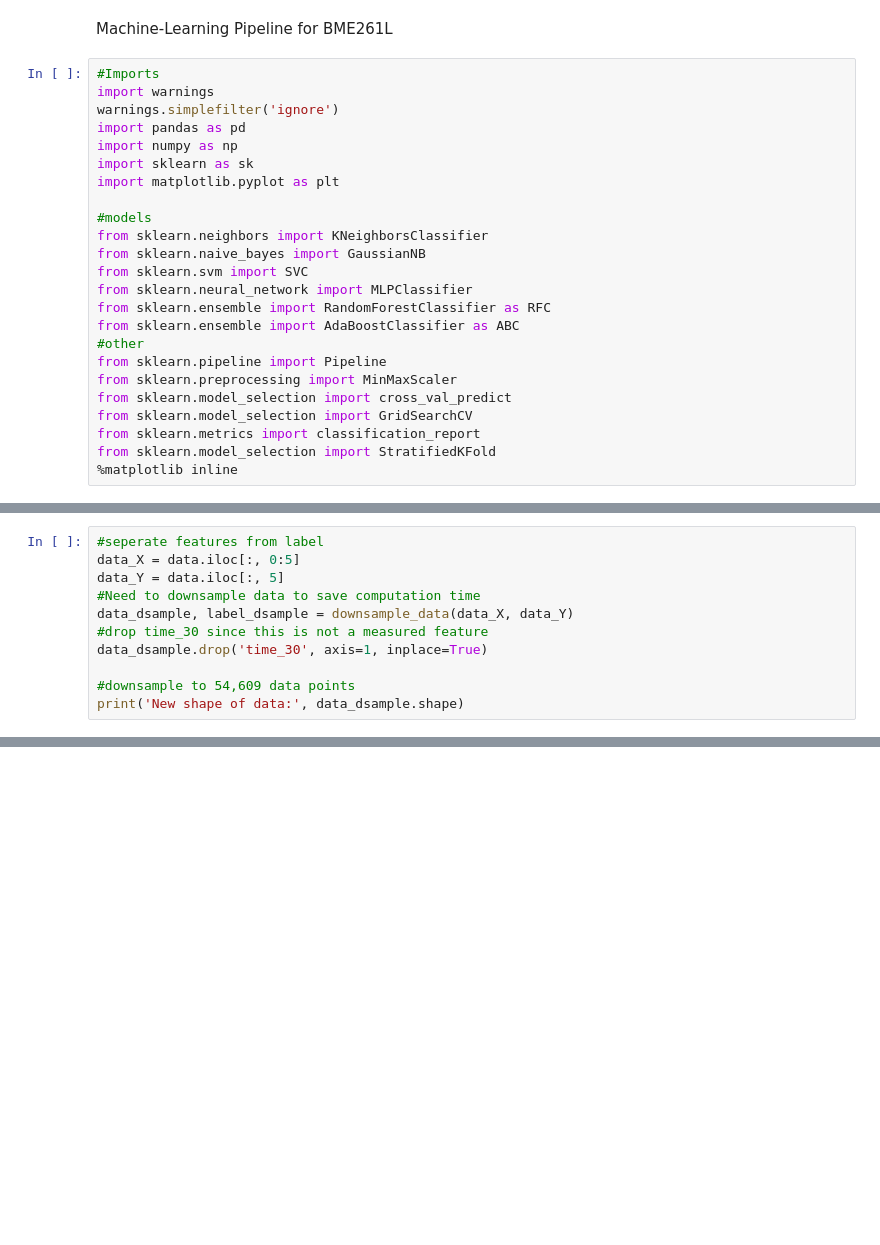
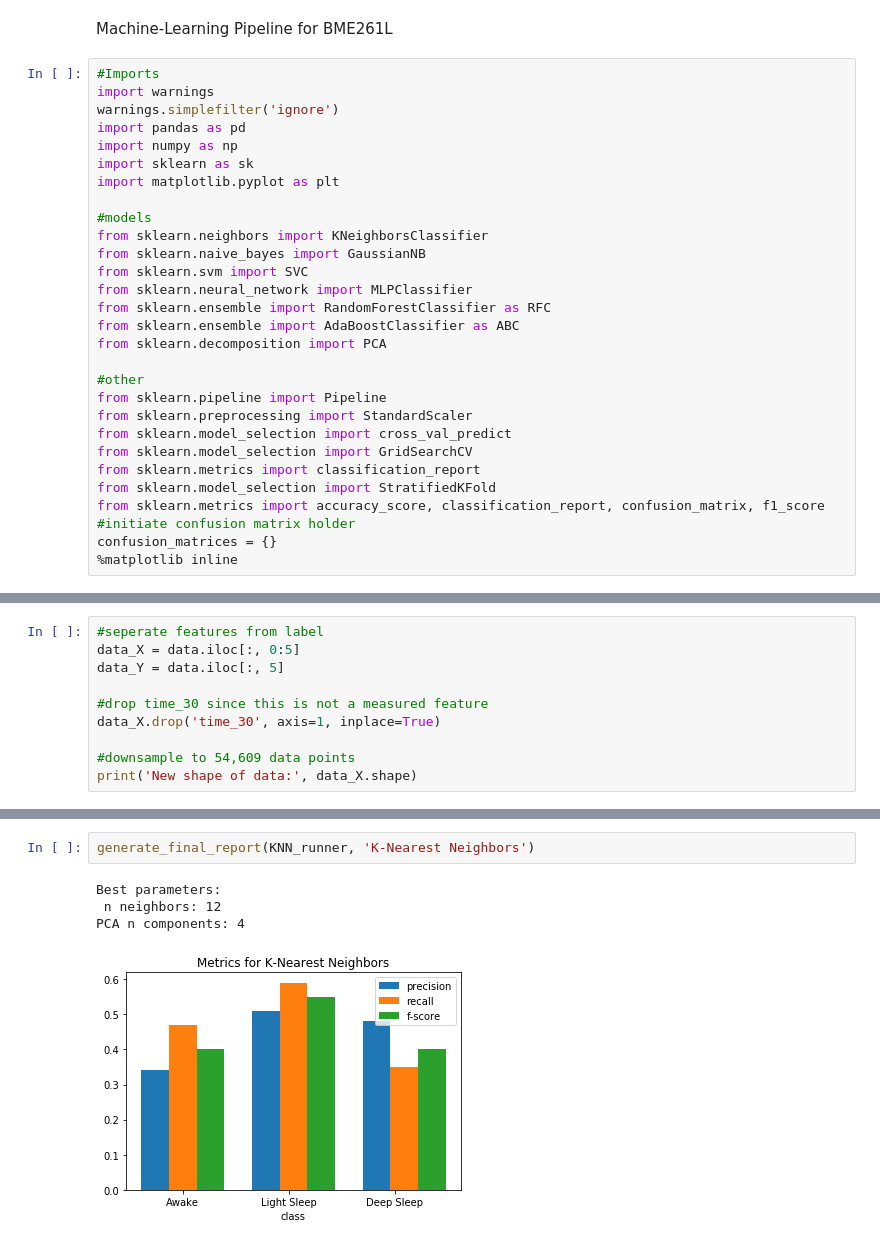
Before and after one commit to sarahmounho/BME261L, a Jupyter notebook: BME261L_MachineLearningPipeline.ipynb, the cells around one changed output, grey strips where cells are left out. Saved outputs shown, nothing was run; the diff lists cells and outputs as text; blank space fills up the shorter version.

```diff
--- a/BME261L_MachineLearningPipeline.ipynb
+++ b/BME261L_MachineLearningPipeline.ipynb
@@ -16,11 +16,16 @@ from sklearn.svm import SVC
 from sklearn.neural_network import MLPClassifier
 from sklearn.ensemble import RandomForestClassifier as RFC
 from sklearn.ensemble import AdaBoostClassifier as ABC
+from sklearn.decomposition import PCA
+
 #other
 from sklearn.pipeline import Pipeline
-from sklearn.preprocessing import MinMaxScaler
+from sklearn.preprocessing import StandardScaler
 from sklearn.model_selection import cross_val_predict
 from sklearn.model_selection import GridSearchCV
 from sklearn.metrics import classification_report
 from sklearn.model_selection import StratifiedKFold
+from sklearn.metrics import accuracy_score, classification_report, confusion_matrix, f1_score
+#initiate confusion matrix holder
+confusion_matrices = {}
 %matplotlib inline
@@ -82,11 +124,10 @@ Labels: (633, 2)
 #seperate features from label
 data_X = data.iloc[:, 0:5]
 data_Y = data.iloc[:, 5]
-#Need to downsample data to save computation time
-data_dsample, label_dsample = downsample_data(data_X, data_Y)
+
 #drop time_30 since this is not a measured feature
-data_dsample.drop('time_30', axis=1, inplace=True)
+data_X.drop('time_30', axis=1, inplace=True)
 
 #downsample to 54,609 data points
-print('New shape of data:', data_dsample.shape)
+print('New shape of data:', data_X.shape)
 # %% [output]
@@ -127,2 +166,9 @@ weighted avg       1.00      1.00      1.00     53609
+# %%
+generate_final_report(KNN_runner, 'K-Nearest Neighbors')
+# %% [output]
+Best parameters:
+ n neighbors: 12
+PCA n components: 4
+[figure, added]
 # %%
 #Naive Bayes
```
Also changed, not shown: parts of 19 cells of this notebook.
